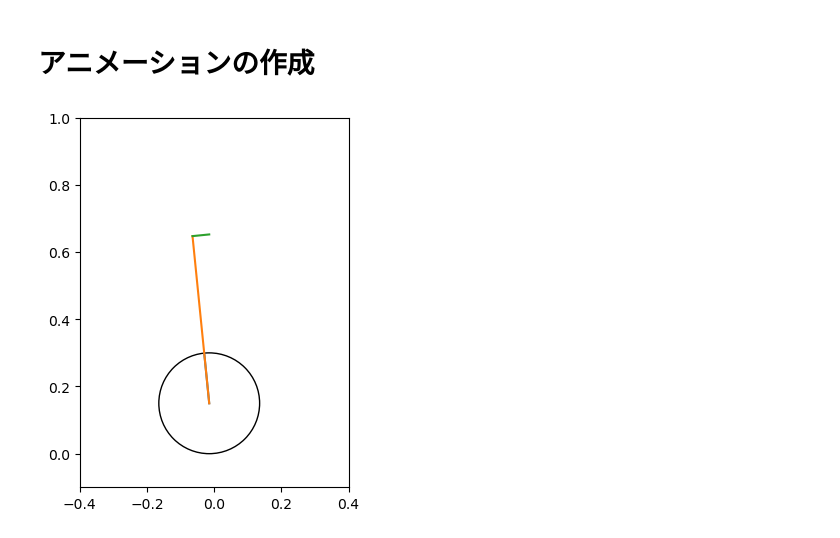
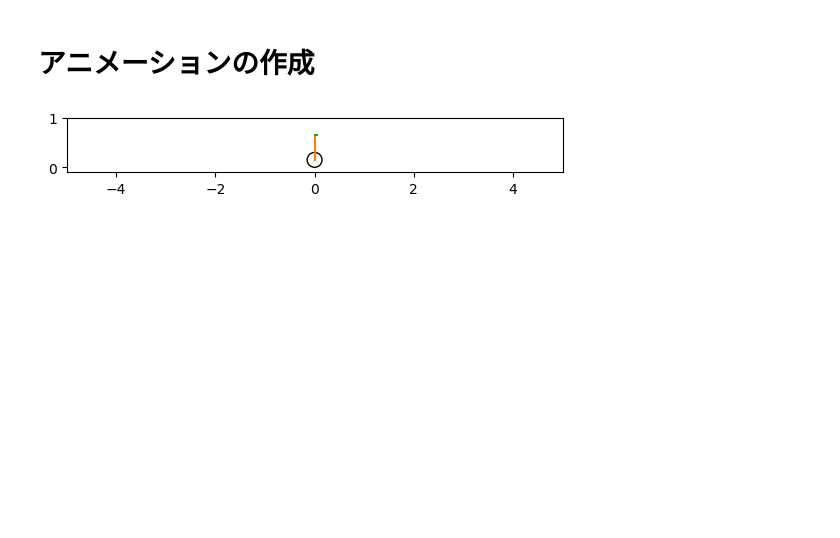
Before and after one commit to katayama-takahito/InvertedPendulum, a Jupyter notebook: InvPen.ipynb, the cells around one changed output. Cells and saved outputs as stored; diff of their text form; code cells hidden in the pictures; blank space fills up the shorter version.

```diff
--- a/InvPen.ipynb
+++ b/InvPen.ipynb
@@ -99,9 +105,9 @@ f_control=[(N_p,-tau*N_p.y),(N_w,tau*N_w.y)]
 #摩擦トルク
 tau_fp,tau_fw=sp.symbols('tau_fp tau_fw')
 tau_fp=mu_p*phidot
-tau_fw = -mu_p * phi.diff(t, 1) - mu_w * (theta.diff(t, 1) + phi.diff(t, 1))
+tau_fw = -mu_p * phidot - mu_w * (thetadot + phidot)
 display(tau_fw)
-f_dissipation = [(N_p, -tau_fp * N_p.y), (N_w, tau_fw * N_w.y)]
+f_dissipation = [(N_p, tau_fp * N_p.y), (N_w, tau_fw * N_w.y)]
 
 #外乱が掛かる点
 P_d=Point('P_d')
@@ -163,0 +165,14 @@ otheta=np.arctan(par.w/par.l)
+# %%
+#numpy形式の関数に変換
+f_np=state_eqs.subs([(a,par.a),(l,par.l),(w,par.w),(m_p,par.m_p),(m_w,par.m_w),(I_p,par.I_p),(I_w,par.I_w),(g,par.g),(mu_p,par.mu_p),(mu_w,par.mu_w)])
+display(f_np)
+f_np_nu=sp.lambdify([thetadot,phidot,theta,phi,f_d,tau],f_np,'numpy')
+
+
+#numpy形式の関数に変換
+def f_np_func(t,y):
+    #ret=f_np_nu(y[2],y[3],y[0],y[1],f_d_func(t),tau_func_lqr(t,y))
+    ret=f_np_nu(y[2],y[3],y[0],y[1],f_d_func(t),tau_func(t,y))
+    return np.ravel(ret)
+    #fn_np_temp=f_np.subs([(thetadot,y[2]),(phidot,y[3]),(theta,y[0]),(phi,y[1]),(f_d,f_d_func(t)),(tau,tau_func(t,y))])
+    #return [fn_np_temp[0],fn_np_temp[1],fn_np_temp[2],fn_np_temp[3]]
@@ -196,15 +252,3 @@ def tau_func(t,y):
-# %%
-#numpy形式の関数に変換
-f_np=state_eqs.subs([(a,par.a),(l,par.l),(w,par.w),(m_p,par.m_p),(m_w,par.m_w),(I_p,par.I_p),(I_w,par.I_w),(g,par.g),(mu_p,par.mu_p),(mu_w,par.mu_w)])
-#display(f_np)
-f_np_nu=sp.lambdify([thetadot,phidot,theta,phi,f_d,tau],f_np,'numpy')
-
-#numpy形式の関数に変換
-def f_np_func(t,y):
-    ret=f_np_nu(y[2],y[3],y[0],y[1],f_d_func(t),tau_func(t,y))
-    return ret.flatten()
-    #fn_np_temp=f_np.subs([(thetadot,y[2]),(phidot,y[3]),(theta,y[0]),(phi,y[1]),(f_d,f_d_func(t)),(tau,tau_func(t,y))])
-    #return [fn_np_temp[0],fn_np_temp[1],fn_np_temp[2],fn_np_temp[3]]
 # %% [markdown]
 #odeintで数値計算
 #初期値
@@ -215,10 +259,11 @@ y=odeint(f_np_func,t,y0)
 # %%
 
 #solve_ivp
-k_p=10
-k_d=10
-
+k_p=1.0
+k_d=1.0
+tdiv=50
 t_span=[0,10]
-y0=[-otheta,0.0,0.0,0]
-t_eval = np.linspace(*t_span,100)
+afps=tdiv/(t_span[1]-t_span[0])
+y0=[0,0.0,0.0,0]
+t_eval = np.linspace(*t_span,tdiv)
 sol=solve_ivp(f_np_func,t_span,y0,method='RK45',t_eval=t_eval)
@@ -259,35 +305,35 @@ aphi=y[:,1]#車輪の角度
 #座標は(x_w,par.a)
 fig, ax = plt.subplots()
 ax.set_aspect('equal')
-ax.set_xlim(-0.4, 0.4)
+ax.set_xlim(-5, 5)
 ax.set_ylim(-0.1, 1)
 circle = plt.Circle((x_w[0], par.a), par.a, fill=False)
 ax.add_artist(circle)
 #車輪にしるしをつける
 line_w, = ax.plot([x_w[0], par.a], [x_w[0], 2*par.a])
 
 #振子の描写
 #振子の先端の座標は(x_w,par.a)
 #振子の中心の座標は(x_w+par.l*np.sin(atheta),par.a-par.l*np.cos(atheta))
 line, = ax.plot([x_w[0], x_w[0]+par.l*np.sin(atheta[0])], [par.a, par.a+par.l*np.cos(atheta[0])])
 line2,= ax.plot([x_w[0]+par.l*np.sin(atheta[0]),x_w[0]+par.l*np.sin(atheta[0])+par.w*np.cos(atheta[0])], [par.a+par.l*np.cos(atheta[0]),par.a+par.l*np.cos(atheta[0])-par.w*np.sin(atheta[0])])
 
 #アニメーションの関数
 def update(num):
     #車輪を動かす
     circle.center = (x_w[num], par.a)
     line_w.set_xdata([x_w[num], x_w[num]+par.a*np.sin(atheta[num]+aphi[num])])
     line_w.set_ydata([par.a, par.a*(1+np.cos(atheta[num]+aphi[num]))])
     #振子を動かす
     line.set_xdata([x_w[num], x_w[num]+par.l*np.sin(atheta[num])])
     line.set_ydata([par.a, par.a+par.l*np.cos(atheta[num])])
     line2.set_xdata([x_w[num]+par.l*np.sin(atheta[num]),x_w[num]+par.l*np.sin(atheta[num])+par.w*np.cos(atheta[num])])
     line2.set_ydata([par.a+par.l*np.cos(atheta[num]),par.a+par.l*np.cos(atheta[num])-par.w*np.sin(atheta[num])])
 
     return line , circle,line_w,line2
 
 ani = animation.FuncAnimation(fig, update, frames = len(t_eval), interval = (t_eval[1] - t_eval[0]) * 20 * 1000, blit = True)
 plt.show()
-ani.save('pendulum_wheel.gif', writer='pillow', fps=5)
+ani.save('Simulation.gif', writer='pillow', fps=afps)
 # %% [output]
-[figure, old version]
+[figure, new version]
```
Also changed, not shown: parts of 26 cells of this notebook, 1 other file.
